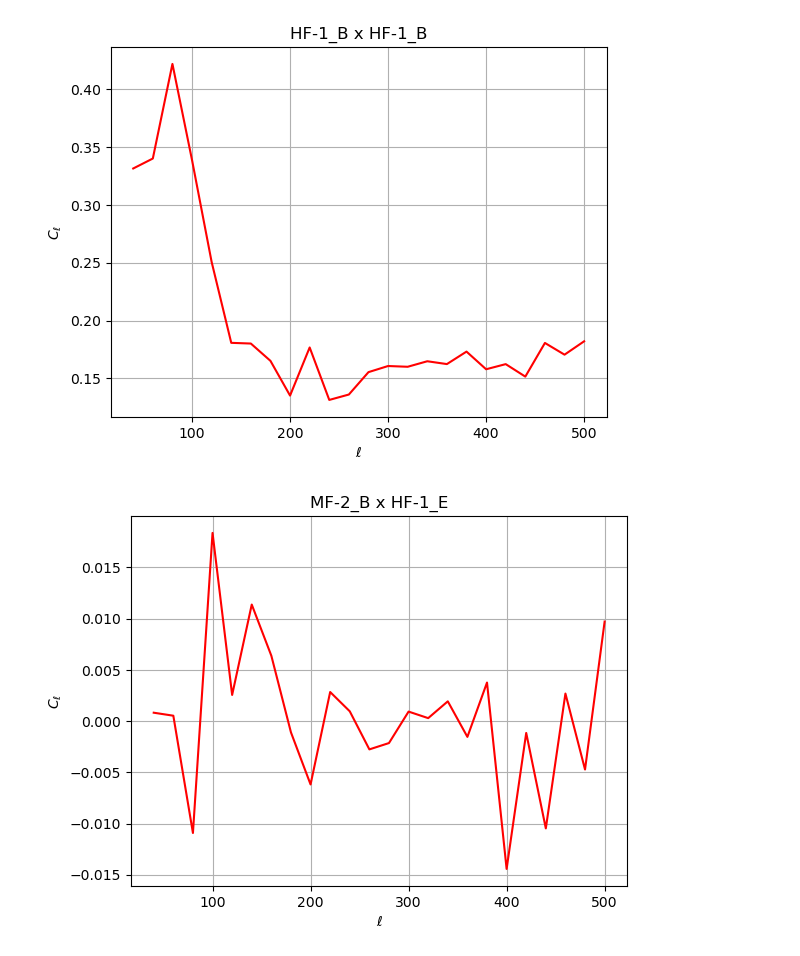
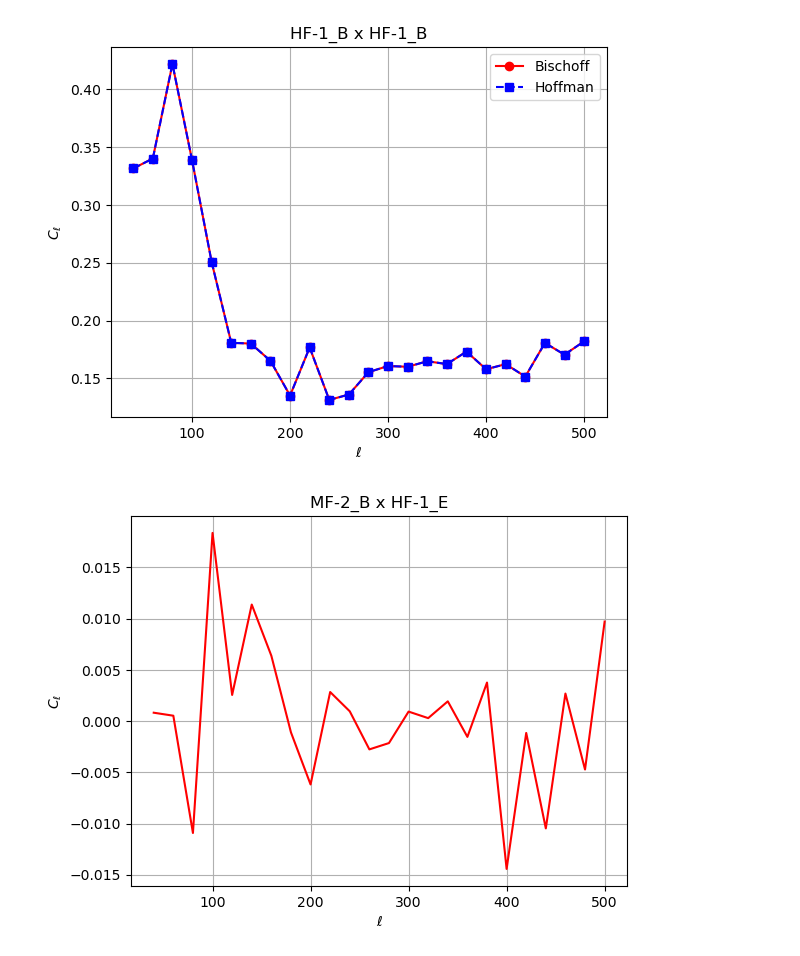
Before and after one commit to veronica-hoffman/s4bb, a Jupyter notebook: figures.ipynb, the cells around one changed output. Saved outputs shown, nothing was run; the diff lists cells and outputs as text; code cells hidden in the pictures.

```diff
--- a/figures.ipynb
+++ b/figures.ipynb
@@ -6,23 +6,34 @@ import pandas as pd
 import phase2_common as ph2
 from s4bb.spectra import XSpec, CalcSpec_namaster
 # %%
-with h5py.File('/global/homes/v/vhoffman/reproduce_colin_results/spectra/phase2_spec_comb_f1_y20_n3_full_withpbs_000_100.h5', 'r') as f:
-    spec = XSpec.from_hdf5(f)
+with h5py.File('/global/cfs/cdirs/cmbs4/chile_optimization/analysis/cbischoff/phase2/spectra/phase2_spec_comb_f1_y20_n3_full_withpbs_000_100.h5', 'r') as f1, \
+     h5py.File('/global/homes/v/vhoffman/reproduce_colin_results/spectra/phase2_spec_comb_f1_y20_n3_full_withpbs_000_100.h5', 'r') as f2:
+    spec1 = XSpec.from_hdf5(f1)
+    spec2 = XSpec.from_hdf5(f2)
+
+ell_centers = 0.5 * (spec1.bins[0] + spec1.bins[1])
+
+ps_mean1 = np.mean(spec1.spec, axis=2)
+ps_mean2 = np.mean(spec2.spec, axis=2)
+
+spec_names1 = spec1.str()
 
 ell_centers = 0.5 * (spec.bins[0] + spec.bins[1])
 
 ps_mean = np.mean(spec.spec, axis=2)
 
 spec_names = spec.str()
 
-plt.plot(ell_centers, ps_mean[9], color='red')
+plt.plot(ell_centers, ps_mean1[9], marker='o', linestyle='-', color='red', label='Bischoff')
+plt.plot(ell_centers, ps_mean2[9], marker='s', linestyle='--', color='blue', label='Hoffman')
 plt.xlabel(r'$\ell$')
 plt.ylabel(r'$C_\ell$')
 plt.title(f'{spec_names[9]}')
 plt.grid()
+plt.legend()
 plt.show()
 # %% [output]
-[figure, old version]
+[figure, new version]
 # %%
 with h5py.File('/global/homes/v/vhoffman/reproduce_colin_results/spectra/phase2_spec_comb_f1_y20_n3_full_withpbs_000_100.h5', 'r') as f:
     spec = XSpec.from_hdf5(f)
```
Also changed, not shown: 9 other files.
